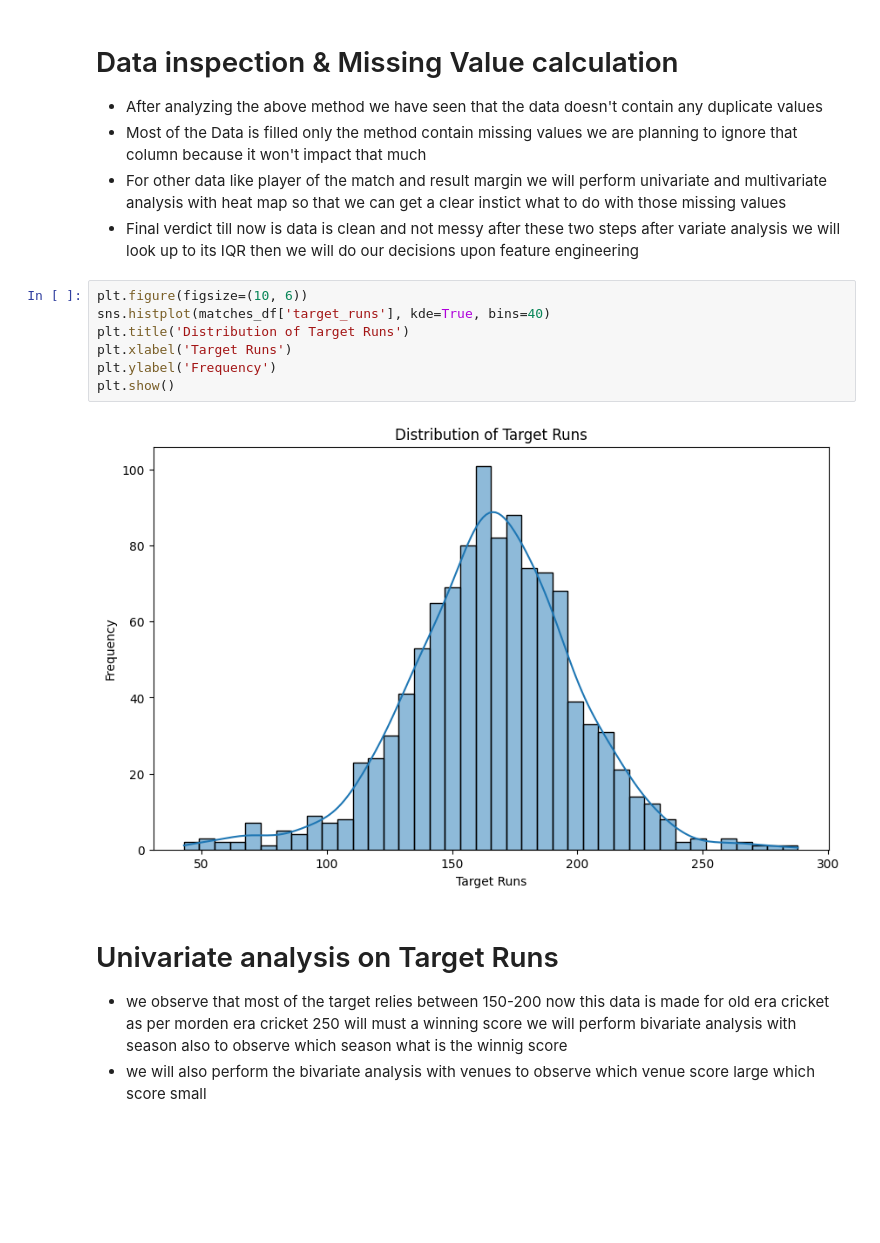
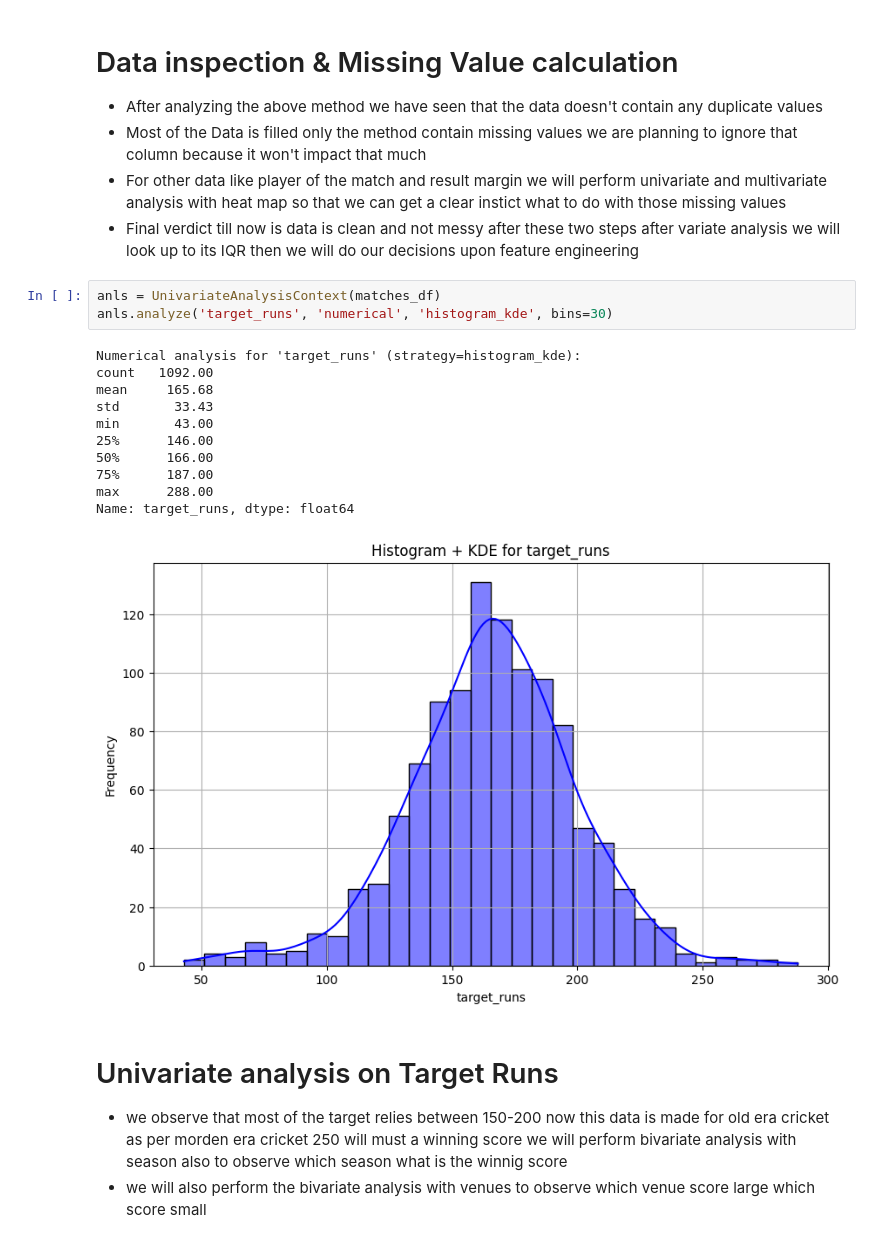
Before and after one commit to titan-spyer/ipl_prediction, a Jupyter notebook: Match_Prediction/analysis/EDA.ipynb, the cells around one changed output. Drawn from its saved outputs; the diff is of its cells as text; blank space fills up the shorter version.

Commit message:
feat(eda) : Analysis of categorical Data set in Univariate technique

```diff
--- a/Match_Prediction/analysis/EDA.ipynb
+++ b/Match_Prediction/analysis/EDA.ipynb
@@ -159,15 +203,21 @@ freq        83
 *   Most of the Data is filled only the method contain missing values we are planning to ignore that column because it won't impact that much
 * For other data like player of the match and result margin we will perform univariate and multivariate analysis with heat map so that we can get a clear instict what to do with those missing values
 * Final verdict till now is data is clean and not messy after these two steps after variate analysis we will look up to its IQR then we will do our decisions upon feature engineering
-# %%
-plt.figure(figsize=(10, 6))
-sns.histplot(matches_df['target_runs'], kde=True, bins=40)
-plt.title('Distribution of Target Runs')
-plt.xlabel('Target Runs')
-plt.ylabel('Frequency')
-plt.show()
-# %% [output]
-[figure, removed]
+# %%
+anls = UnivariateAnalysisContext(matches_df)
+anls.analyze('target_runs', 'numerical', 'histogram_kde', bins=30)
+# %% [output]
+Numerical analysis for 'target_runs' (strategy=histogram_kde):
+count   1092.00
+mean     165.68
+std       33.43
+min       43.00
+25%      146.00
+50%      166.00
+75%      187.00
+max      288.00
+Name: target_runs, dtype: float64
+[figure, added]
 # %% [markdown]
 # Univariate analysis on Target Runs
 * we observe that most of the target relies between 150-200 now this data is made for old era cricket as per morden era cricket 250 will must a winning score we will perform bivariate analysis with season also to observe which season what is the winnig score
```
Also changed, not shown: parts of 15 cells of this notebook.
